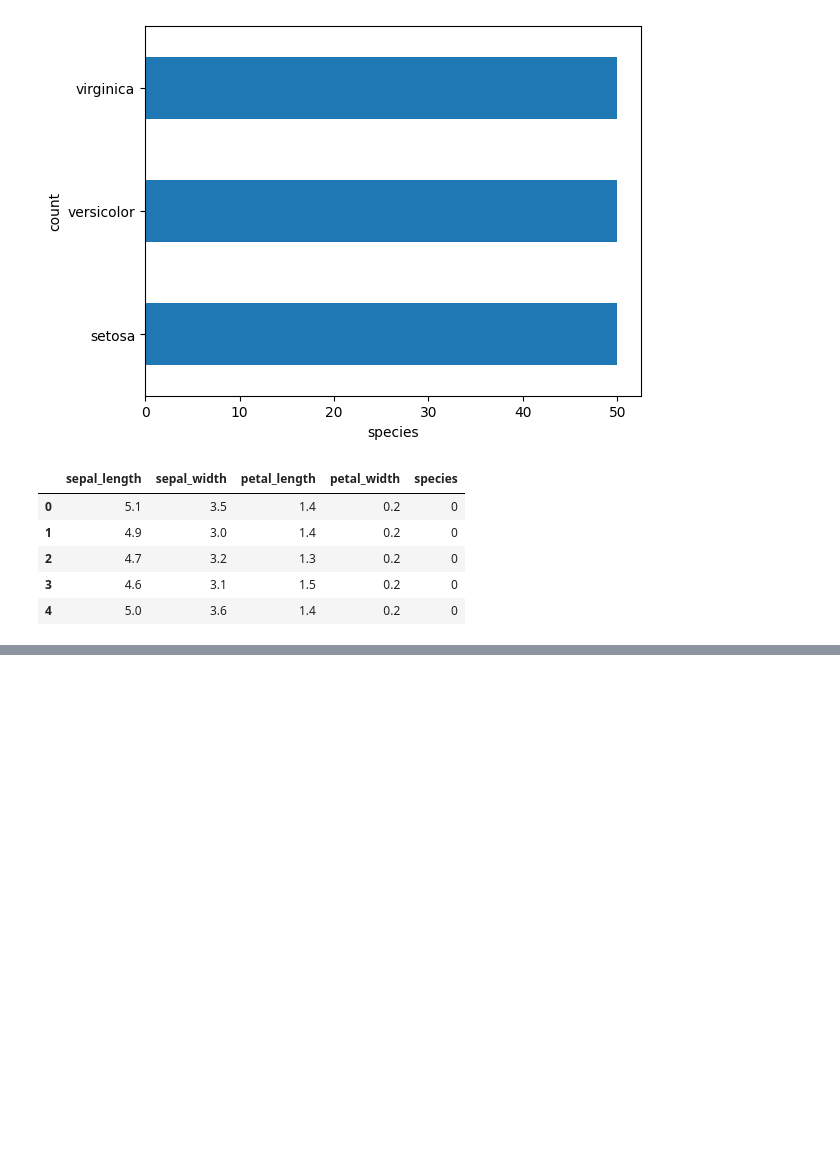
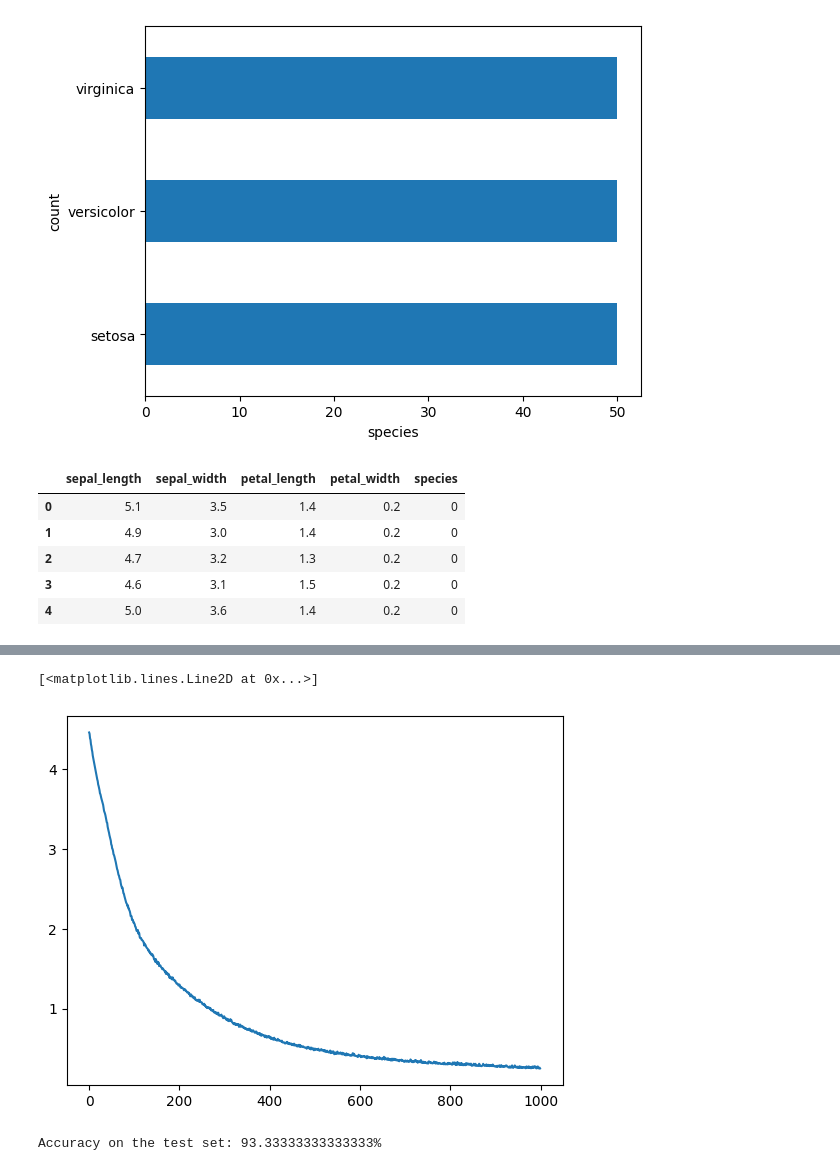
Before and after one commit to ranjithnrjk/PyTorch_basics, a Jupyter notebook: SimpleNeuralNetwork_PyTorch.ipynb, the cells around one changed output, grey strips where cells are left out. Saved outputs shown, nothing was run; the diff lists cells and outputs as text; code cells hidden in the pictures; blank space fills up the shorter version.

```diff
--- a/SimpleNeuralNetwork_PyTorch.ipynb
+++ b/SimpleNeuralNetwork_PyTorch.ipynb
@@ -218,0 +240,43 @@ X_train, X_test, Y_train, Y_test = train_test_split(X, Y, test_size=0.2, stratif
+# %%
+# Define the model/NeuralNetwork to train on data
+class IrisNet(nn.Module):
+    def __init__(self):
+        super(IrisNet, self).__init__()
+        self.fc1 = nn.Linear(4, 8)
+        self.fc2 = nn.Linear(8, 3)
+
+    def forward(self, x):
+        x = F.relu(self.fc1(x))
+        x = self.fc2(x)
+        return x
+# %%
+# Create an instance of the NeuralNet model
+model = IrisNet()
+
+# Define the loss function and optimizer
+criterion = nn.CrossEntropyLoss()
+optimizer = torch.optim.Adam(model.parameters(), lr=0.001)
+
+# Training Loop
+losses = []
+epochs = 1000
+for epoch in range(epochs):
+    running_loss = 0.0
+    for inputs, labels in train_dataloader:
+
+        # Zero the parameter gradients
+        optimizer.zero_grad()
+
+        # Forward, backward, and optimization
+        outputs = model(inputs)
+        loss = criterion(outputs, labels)
+        loss.backward() # Compute gradients
+        optimizer.step() # Update weights
+
+        # Print statistics
+        running_loss += loss.item()
+
+    losses.append(running_loss)
+
+    if epoch % 100 == 0:
+        print(f'[{epoch+1}, {epochs}] loss: {running_loss / len(train_dataloader):.3f}')
@@ -218,0 +294,20 @@ X_train, X_test, Y_train, Y_test = train_test_split(X, Y, test_size=0.2, stratif
+# %%
+plt.plot(range(epochs), losses)
+# %% [output]
+[<matplotlib.lines.Line2D at 0x...>]
+[figure, added]
+# %%
+# Evaluation
+correct = 0
+total = 0
+with torch.no_grad():
+    for inputs, labels in test_dataloader:
+        outputs = model(inputs)
+
+        _, predicted = torch.max(outputs.data, 1)
+        total += labels.size(0)
+        correct += (predicted == labels).sum().item()
+
+print(f'Accuracy on the test set: {100 * correct / total}%')
+# %% [output]
+Accuracy on the test set: 93.33333333333333%
```
Also changed, not shown: parts of 4 cells of this notebook.
